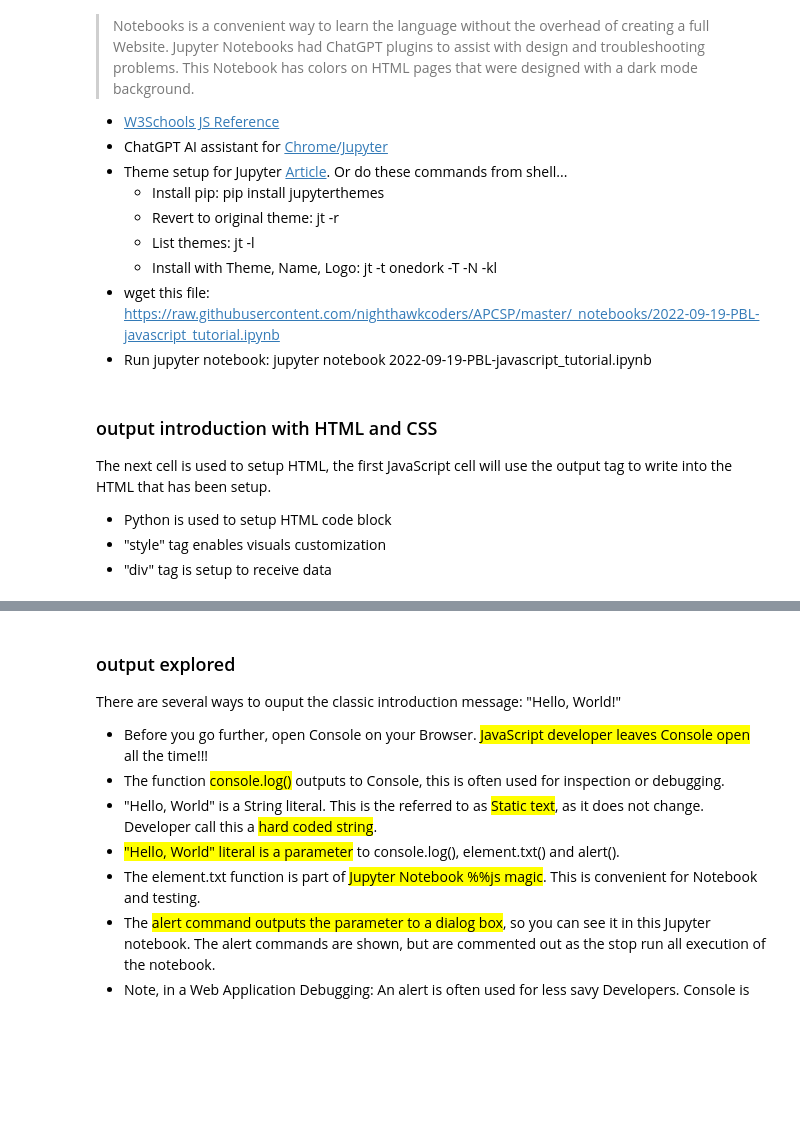
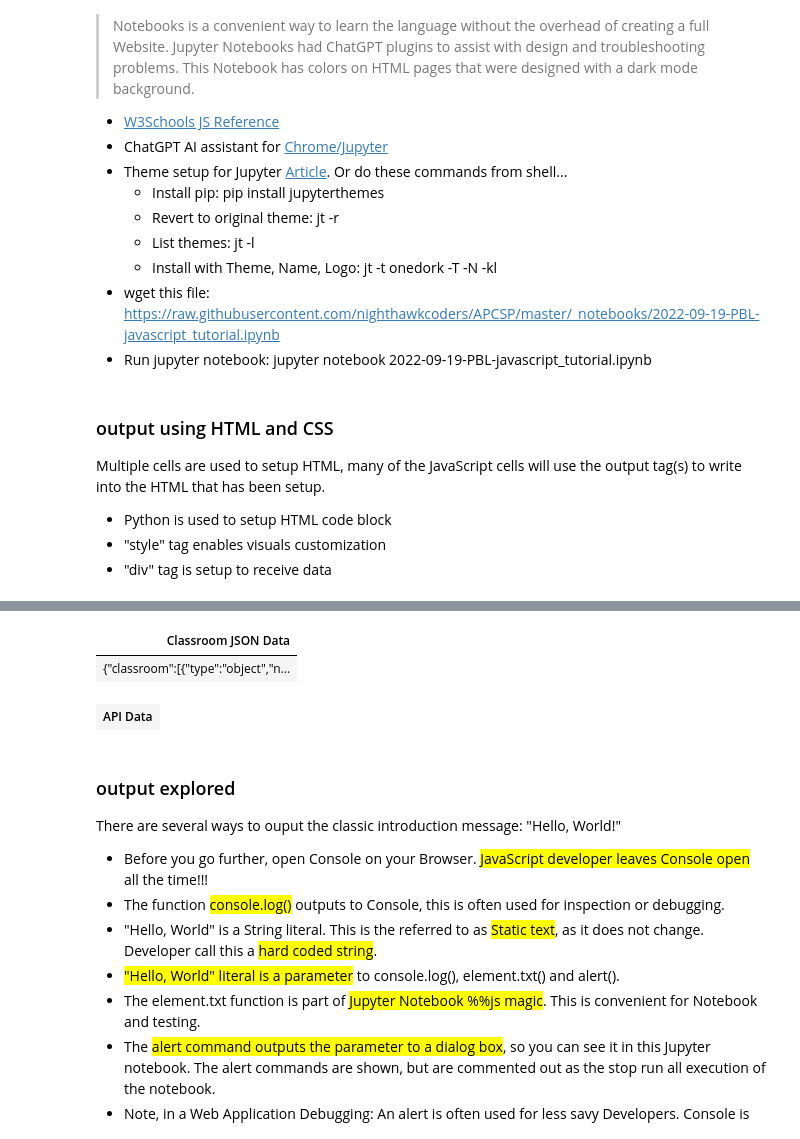
Before and after one commit to nighthawkcoders/APCSP, a Jupyter notebook: _notebooks/2022-09-19-PBL-javascript_tutorial.ipynb, the cells around one changed output, grey strips where cells are left out. Drawn from its saved outputs; the diff is of its cells as text; code cells hidden in the pictures; blank space fills up the shorter version.

```diff
--- a/_notebooks/2022-09-19-PBL-javascript_tutorial.ipynb
+++ b/_notebooks/2022-09-19-PBL-javascript_tutorial.ipynb
@@ -25,8 +25,8 @@
 - wget this file: https://raw.githubusercontent.com/nighthawkcoders/APCSP/master/_notebooks/2022-09-19-PBL-javascript_tutorial.ipynb
 - Run jupyter notebook:  jupyter notebook 2022-09-19-PBL-javascript_tutorial.ipynb
 # %% [markdown]
-### output introduction with HTML and CSS
- The next cell is used to setup HTML, the first JavaScript cell will use the output tag to write into the HTML that has been setup.
+### output using HTML and CSS
+ Multiple cells are used to setup HTML, many of the JavaScript cells will use the output tag(s) to write into the HTML that has been setup.
 - Python is used to setup HTML code block
 - "style" tag enables visuals customization
 - "div" tag is setup to receive data
@@ -49,6 +49,54 @@ display(HTML('''
 '''))
 # %% [output]
 [interactive output not drawn]
+# %%
+from IPython.display import display
+from IPython.core.display import HTML
+
+
+# This block allow Jupyter Notebook to generate conventional HTML and CSS
+display(HTML('''
+    <style>
+        /* CSS-style selector maps to table id or other id's in HTML */
+        #jsonTable, #flaskTable  {
+            background-color: #353b45;
+            padding: 10px;
+            border: 3px solid #ccc;
+            box-shadow: 0.8em 0.4em 0.4em grey;
+        }
+    </style>
+
+    <!-- Table for writing and extracting jsonText -->
+    <table id="jsonTable">
+      <thead>
+      <tr>
+        <th>Classroom JSON Data</th>
+      </tr>
+      </thead>
+      <tbody>
+      <tr>
+        <td id="jsonText">{"classroom":[{"type":"object","name":"sample","ghID":"sample","classOf":2000,"role":"sample"}]}</th>
+      </tr>
+      </tbody>
+    </table>
+
+    <!-- Table used to format dat from API
+    HTML contains the foundations of an HTML Table (table, th, and td tags).
+    - table id is in these examples is to apply styling
+    - tbody id is in these examples is JavaScript jQuery selector for table data
+    -->
+    <table id="flaskTable">
+      <thead id="flaskHead">
+          <th>API Data</th>
+      </thead>
+      <tbody id="flaskBody">
+      </tbody>
+    </table>
+'''))
+# %% [output]
+| Classroom JSON Data |
+| {"classroom":[{"type":"object","n... |
+| API Data |
 # %% [markdown]
 ### output explored
 There are several ways to ouput the classic introduction message: "Hello, World!"
```
Also changed, not shown: parts of 9 cells of this notebook, 1 other file.
